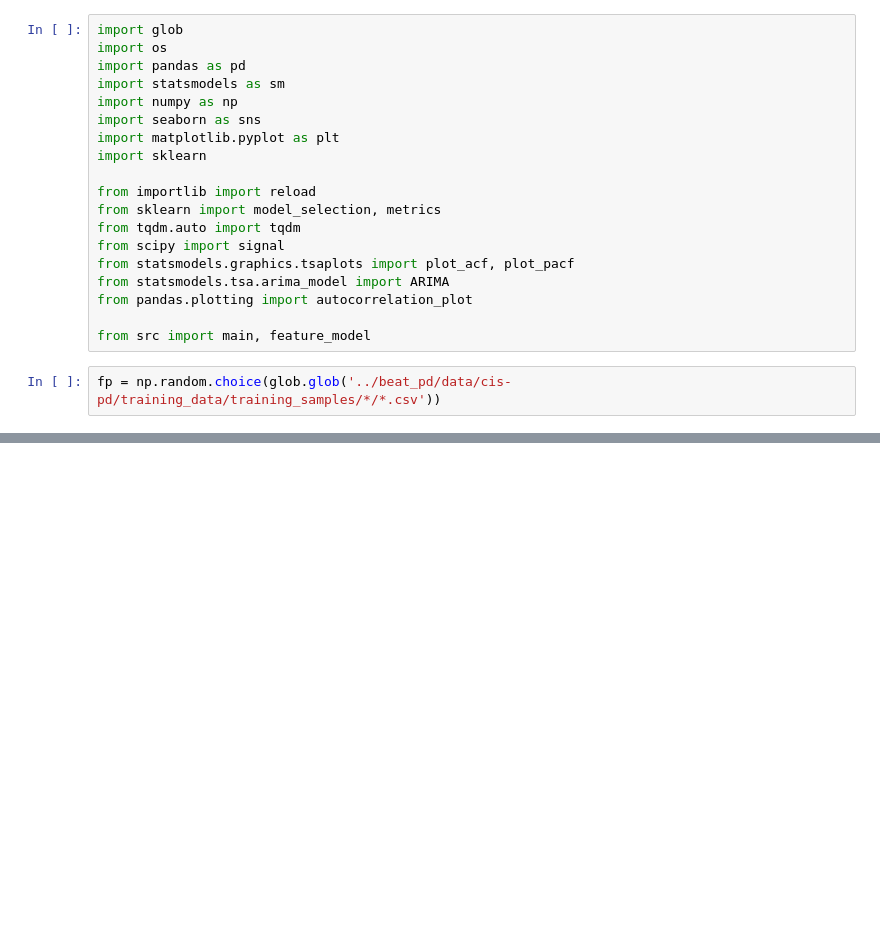
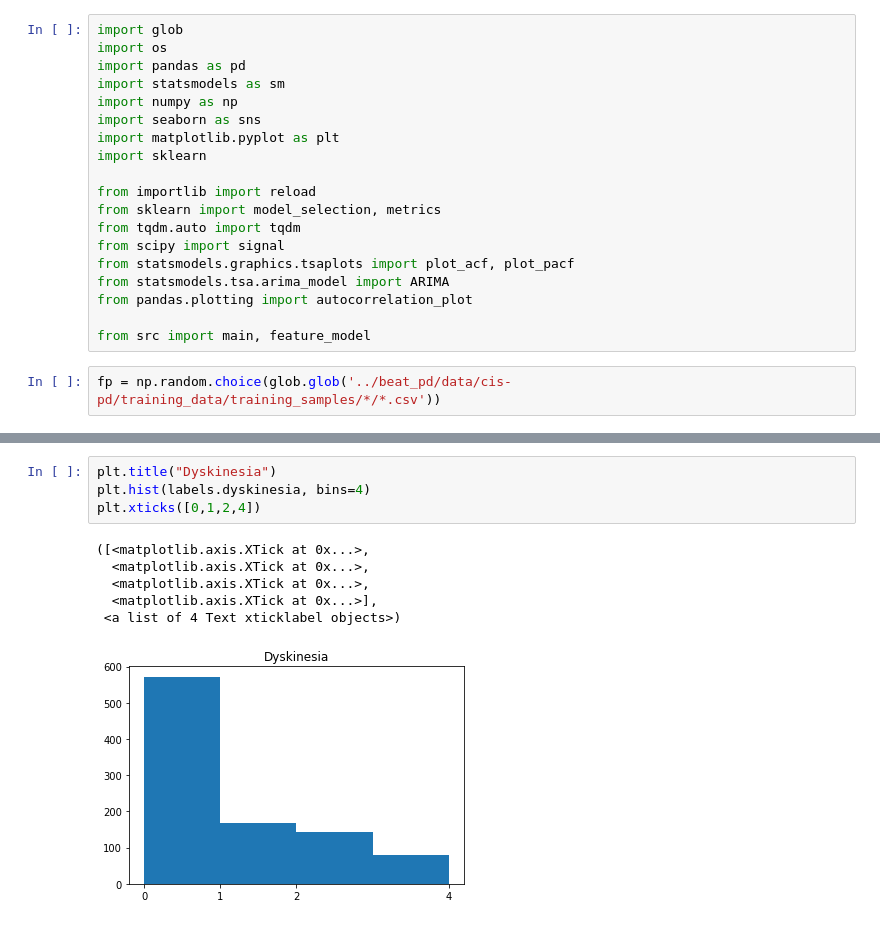
Before and after one commit to huangy6/beat_pd, a Jupyter notebook: EDA.ipynb, the cells around one changed output, grey strips where cells are left out. Cells and saved outputs as stored; diff of their text form; blank space fills up the shorter version.

```diff
--- a/EDA.ipynb
+++ b/EDA.ipynb
@@ -42,0 +46,11 @@ drwxrwxr-x 1860 hy180 hy180  100332 Mar 20 00:04 training_samples
+# %%
+plt.title("Dyskinesia")
+plt.hist(labels.dyskinesia, bins=4)
+plt.xticks([0,1,2,4])
+# %% [output]
+([<matplotlib.axis.XTick at 0x...>,
+  <matplotlib.axis.XTick at 0x...>,
+  <matplotlib.axis.XTick at 0x...>,
+  <matplotlib.axis.XTick at 0x...>],
+ <a list of 4 Text xticklabel objects>)
+[figure, added]
```
Also changed, not shown: parts of 134 cells of this notebook, 1 other file.
